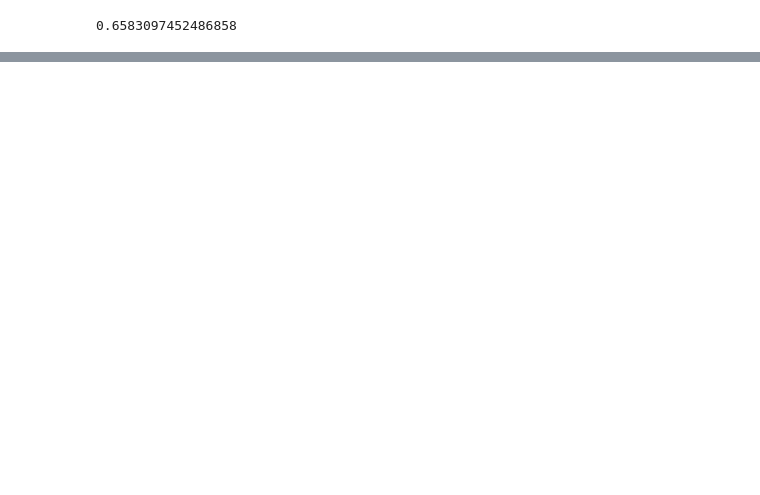
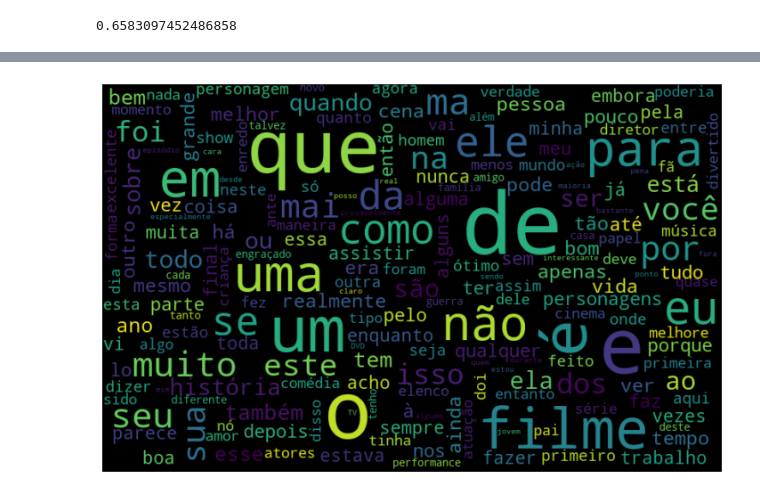
Before and after one commit to carlosr-henriques/imdb-pt-br-an-lise-de-sentimentos, a Jupyter notebook: imdb-pt-br-sentiment-analysis.ipynb, the cells around one changed output, grey strips where cells are left out. Cells and saved outputs as stored; diff of their text form; code cells hidden in the pictures; blank space fills up the shorter version.

```diff
--- a/imdb-pt-br-sentiment-analysis.ipynb
+++ b/imdb-pt-br-sentiment-analysis.ipynb
@@ -75,0 +141,21 @@ print(accuracy)
+# %%
+def generate_positive_cloud(data, text_column):
+    all_positive_words = data.query('sentiment=="pos"')
+    all_words = ''.join([word for word in all_positive_words[text_column]])
+    word_cloud = WordCloud(width=800, height=500, max_font_size=110, collocations=False).generate(all_words) # As medidas width e height sao parâmetros que permitem ajustar o espaçamento entre as palavras exibidas na nuvem de palavras. Estes parâmetros podem ser usados para melhorar a visualização do gráfico.
+    plt.figure(figsize=(15,8))
+    plt.imshow(word_cloud, interpolation='bilinear')
+    plt.axis('off')
+    plt.show()
+def generate_negative_cloud(data, text_column):
+    all_negative_words = data.query('sentiment=="neg"')
+    all_words = ''.join([word for word in all_negative_words[text_column]])
+    word_cloud = WordCloud(width=800, height=500, max_font_size=110, collocations=False).generate(all_words) # As medidas width e height sao parâmetros que permitem ajustar o espaçamento entre as palavras exibidas na nuvem de palavras. Estes parâmetros podem ser usados para melhorar a visualização do gráfico.
+    plt.figure(figsize=(15,8))
+    plt.imshow(word_cloud, interpolation='bilinear')
+    plt.axis('off')
+    plt.show()
+# %%
+generate_positive_cloud(df, 'text_pt')
+# %% [output]
+[figure, added]
```
Also changed, not shown: parts of 21 cells of this notebook.
